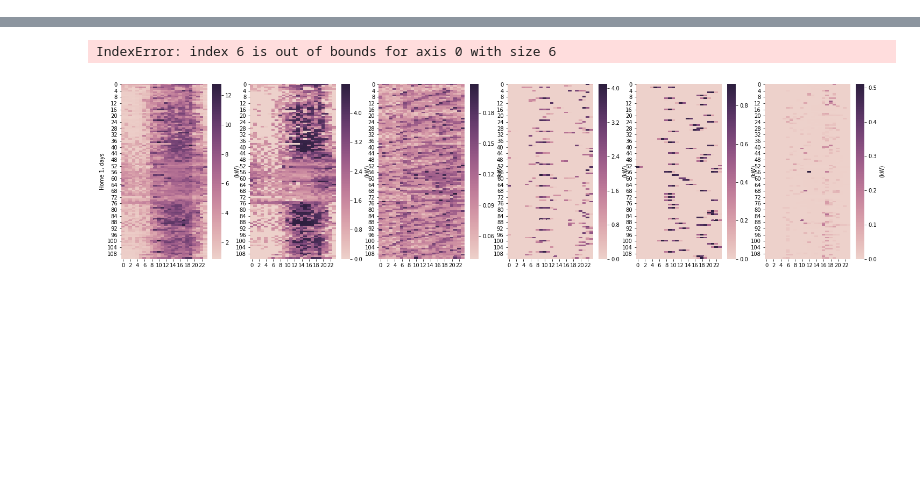
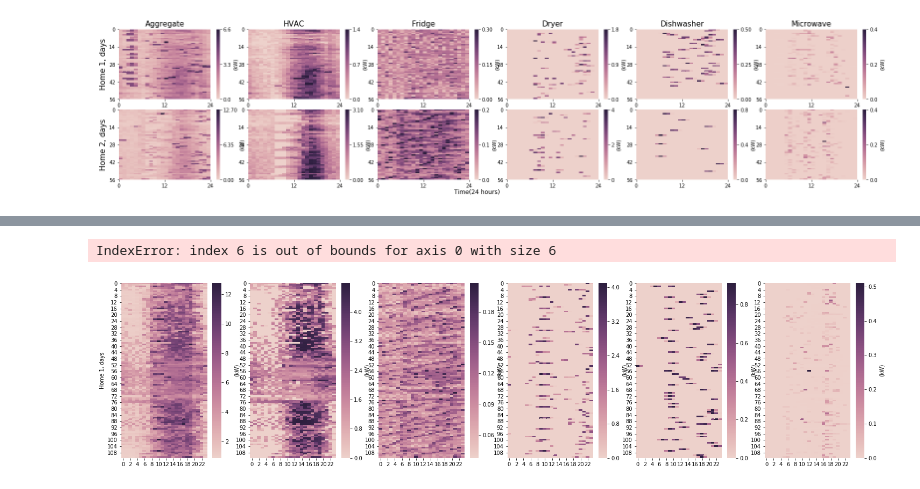
Before and after one commit to nipunbatra/freq-nilm, a Jupyter notebook: notebooks/paper_figures_1.ipynb, the cells around one changed output, grey strips where cells are left out. Cells and saved outputs as stored; diff of their text form; code cells hidden in the pictures; blank space fills up the shorter version.

```diff
--- a/notebooks/paper_figures_1.ipynb
+++ b/notebooks/paper_figures_1.ipynb
@@ -11,2 +13,58 @@ import matplotlib.pyplot as plt
 # %%
 tensor = np.load("../2015-5appliances-true-agg.npy")
+# %%
+fig, axes = plt.subplots(ncols=6, nrows = 2, figsize=(8, 5))
+ax = axes.flatten()
+home = 51
+cmap = sns.cubehelix_palette(as_cmap=True)
+# sns.set(font_scale=0.8)
+for i, home in enumerate([12, 10]):
+
+    for j in range(6):
+        vmax = round(tensor[home, j, :56].max()/1000, 1)
+        mid = round(vmax/2, 1)
+        sns.heatmap(tensor[home, j, :56]/1000, cmap=cmap, ax=ax[i*6+j],
+                    vmin=0, vmax=vmax, cbar_kws={"ticks":[0, mid, vmax],
+                                                "orientation":"horizontal",
+                                                "shrink": 0.7, "fraction":0.1})
+        ax[i*6+j].tick_params(labelsize=8)
+        ax[i*6+j].collections[0].colorbar.set_label("(kW)", x=1.25, labelpad=-20, fontsize=8)
+
+        #     sns.heatmap(tensor[home, 1, :56]/1000, cmap=cmap, ax=ax[i*6+1])
+#     sns.heatmap(tensor[home, 2, :56]/1000, cmap=cmap, ax=ax[i*6+2])
+#     sns.heatmap(tensor[home, 3, :56]/1000, cmap=cmap, ax=ax[i*6+3])
+#     sns.heatmap(tensor[home, 4, :56]/1000, cmap=cmap, ax=ax[i*6+4])
+#     sns.heatmap(tensor[home, 5, :56]/1000, cmap=cmap, ax=ax[i*6+5], cbar_kws={'label': '(kW)'})
+for i in range(12):
+    ax[i].xaxis.set_major_formatter(ticker.FormatStrFormatter('%d'))
+    ax[i].xaxis.set_major_locator(ticker.MultipleLocator(base=12))
+    ax[i].yaxis.set_major_formatter(ticker.FormatStrFormatter('%d'))
+    ax[i].yaxis.set_major_locator(ticker.MultipleLocator(base=14))
+    if i != 0 and i != 6:
+        ax[i].get_yaxis().set_visible(False)
+
+#     frame1.axes.get_yaxis().set_visible(False)
+ax[0].set_ylabel('Home 1 (56 Days)')
+ax[6].set_ylabel('Home 2 (56 Days)')
+# ax[0].collections[0].colorbar.set_label("(kW)", x=1.25, labelpad=-20, fontsize=8)
+i=1
+# ax[i*6+0].set_xlabel('hour')
+# ax[i*6+1].set_xlabel('hour')
+# ax[i*6+2].set_xlabel('hour')
+# ax[i*6+3].set_xlabel('hour')
+# ax[i*6+4].set_xlabel('hour')
+# ax[i*6+5].set_xlabel('hour')
+i=0
+ax[i*6].set_title('Aggregate')
+ax[i*6+1].set_title('HVAC')
+ax[i*6+2].set_title('Fridge')
+ax[i*6+3].set_title('Dryer')
+ax[i*6+4].set_title('Dishwasher')
+ax[i*6+5].set_title('Microwave')
+fig.text(0.5,0.02, 'Time(24 hours)', ha='center', fontsize=12)
+
+fig.tight_layout()
+plt.subplots_adjust(top=0.92, bottom=0.08, left=0.10, right=0.95, hspace=0.1, wspace=0.15)
+plt.savefig("./figure/heatmap_home_all_2.pdf", format='pdf',bbox_inches='tight', pad_inches=0)
+# %% [output]
+[figure, added]
```
Also changed, not shown: parts of 3 cells of this notebook, 43 other files.
